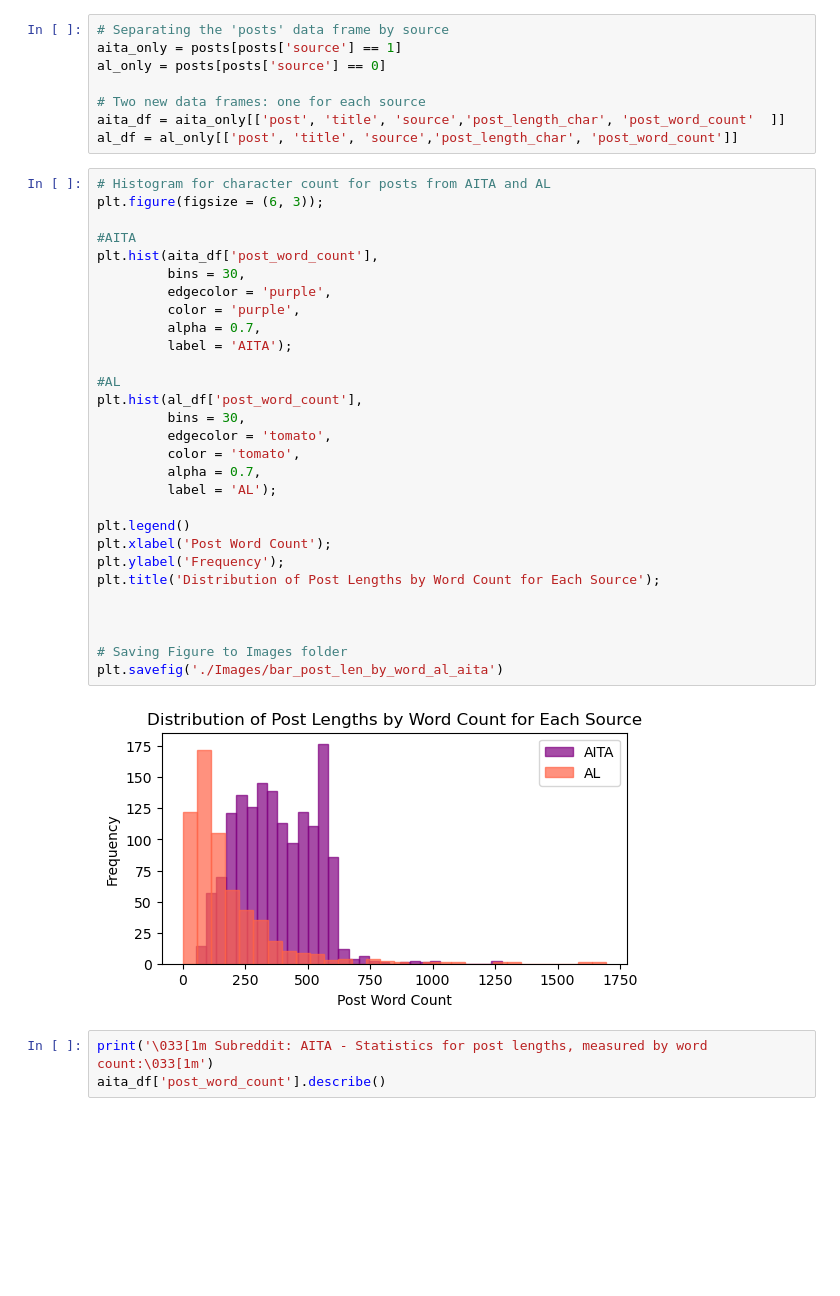
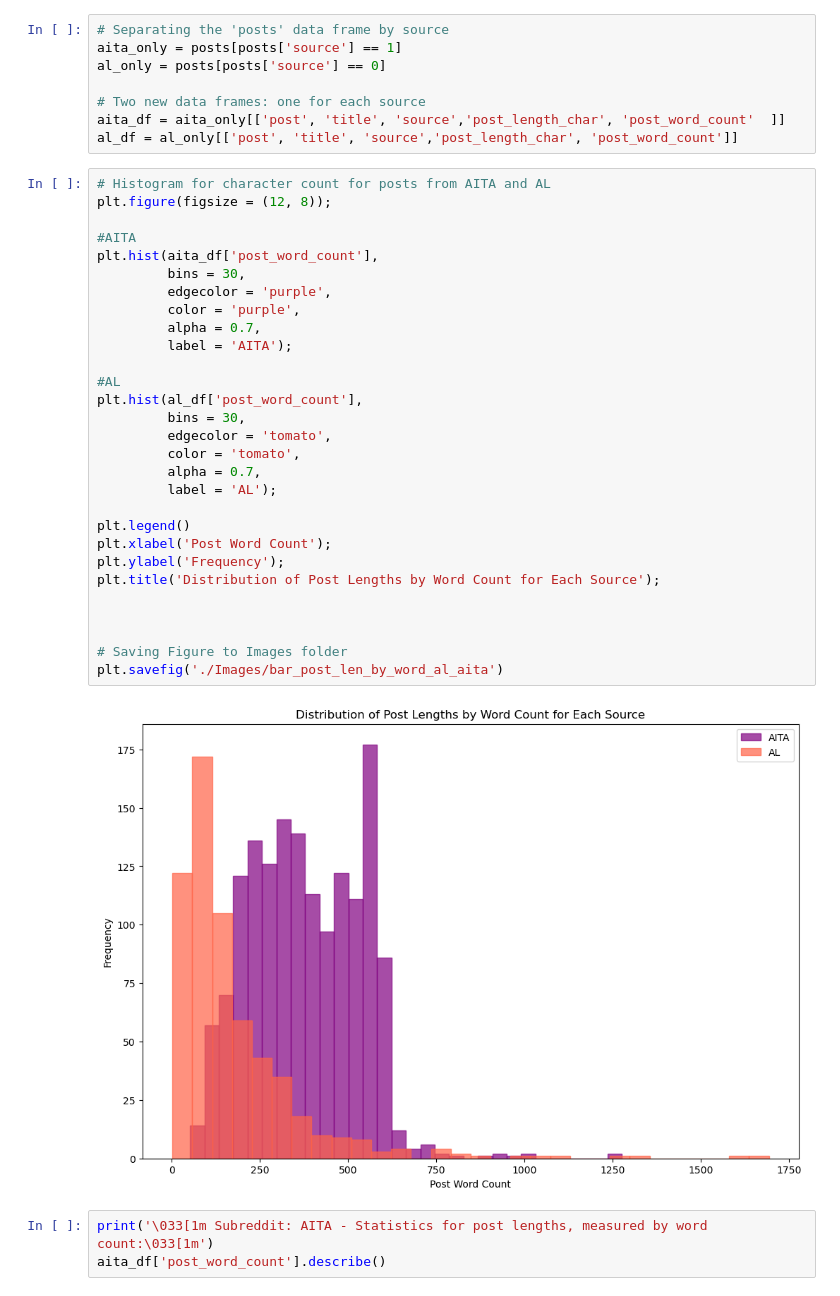
Before and after one commit to MartaFuentesF/NLP_classification_reddit_posts, a Jupyter notebook: 02_Cleaning_and_EDA.ipynb, the cells around one changed output. Cells and saved outputs as stored; diff of their text form; blank space fills up the shorter version.

```diff
--- a/02_Cleaning_and_EDA.ipynb
+++ b/02_Cleaning_and_EDA.ipynb
@@ -280,35 +280,35 @@ aita_df = aita_only[['post', 'title', 'source','post_length_char', 'post_word_co
 al_df = al_only[['post', 'title', 'source','post_length_char', 'post_word_count']]
 # %%
 # Histogram for character count for posts from AITA and AL
-plt.figure(figsize = (6, 3));
+plt.figure(figsize = (12, 8));
 
 #AITA
 plt.hist(aita_df['post_word_count'],
          bins = 30,
          edgecolor = 'purple',
          color = 'purple',
          alpha = 0.7,
          label = 'AITA');
 
 #AL
 plt.hist(al_df['post_word_count'],
          bins = 30,
          edgecolor = 'tomato',
          color = 'tomato',
          alpha = 0.7,
          label = 'AL');
 
 plt.legend()
 plt.xlabel('Post Word Count');
 plt.ylabel('Frequency');
 plt.title('Distribution of Post Lengths by Word Count for Each Source');
 
 
 
 # Saving Figure to Images folder
 plt.savefig('./Images/bar_post_len_by_word_al_aita')
 # %% [output]
-[figure, old version]
+[figure, new version]
 # %%
 print('\033[1m Subreddit: AITA - Statistics for post lengths, measured by word count:\033[1m')
 aita_df['post_word_count'].describe()
```
Also changed, not shown: parts of 3 cells of this notebook, 6 other files.
